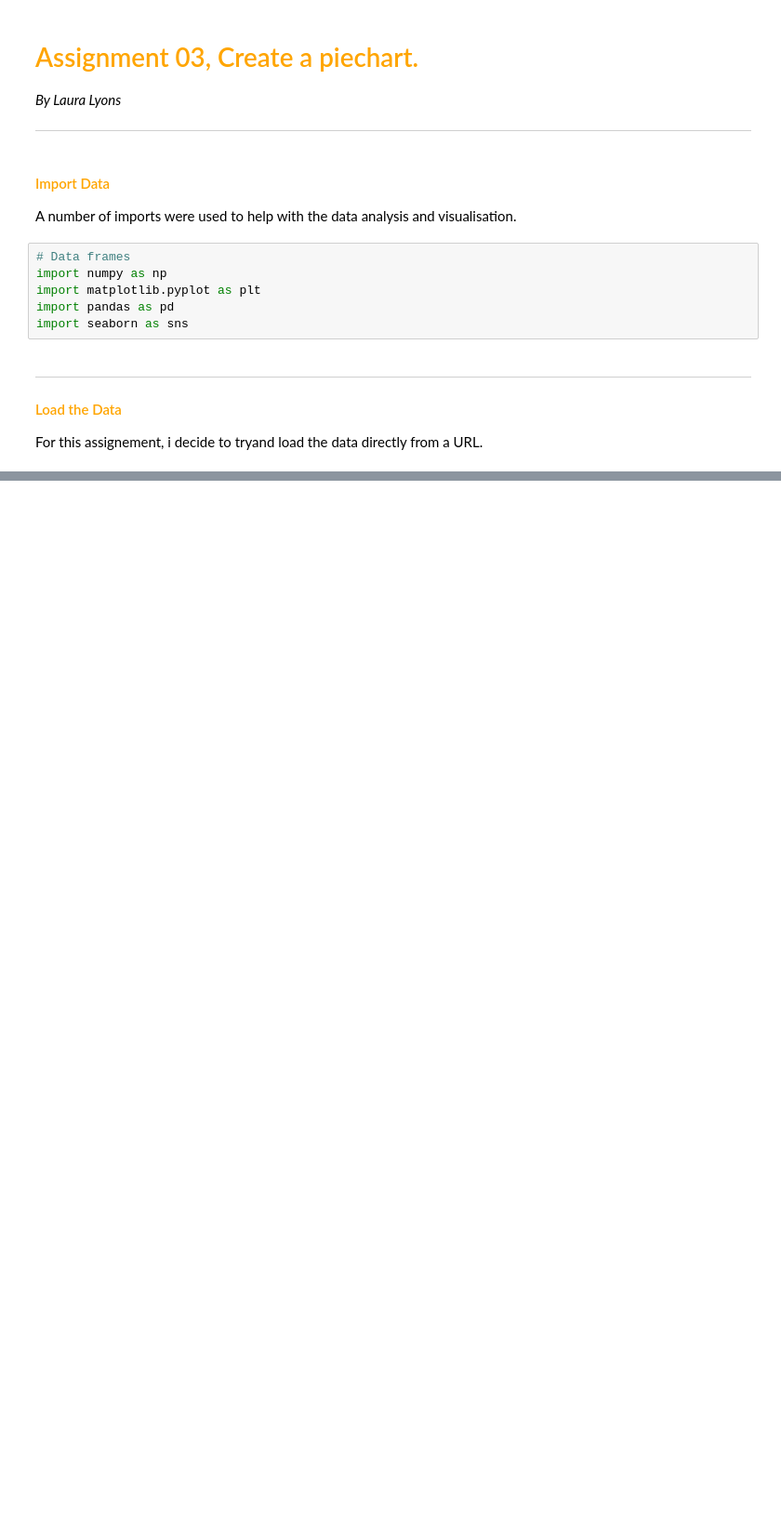
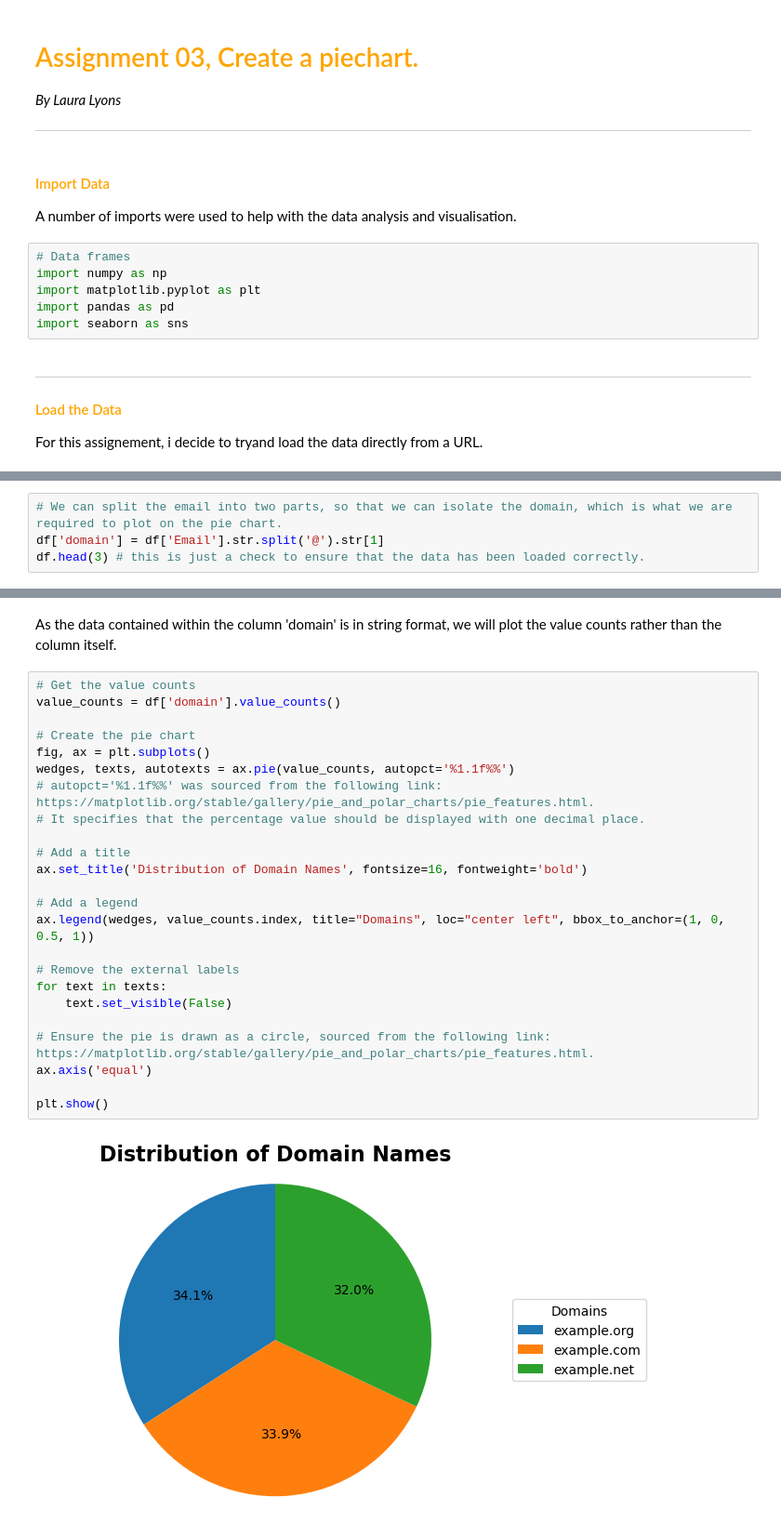
Before and after one commit to Laura6826/PFDA-assignments, a Jupyter notebook: assignment03/assignment03-pie.ipynb, the cells around one changed output, grey strips where cells are left out. Shown at 93% size. Cells and saved outputs as stored; diff of their text form; blank space fills up the shorter version.

Commit message:
Generated the pic chart

```diff
--- a/assignment03/assignment03-pie.ipynb
+++ b/assignment03/assignment03-pie.ipynb
@@ -25,3 +25,7 @@ df.head(3) # this is just a check to ensure that the data has been loaded correc
 | 0 | 1 | 8717bbf45cCDbEe | Shelia | Mahoney | Male | pwarner@example.org | 857.139.8239 | 2014-01-27 | Probation officer |
 | 1 | 2 | 3d5AD30A4cD38ed | Jo | Rivers | Female | fergusonkatherine@example.net | +1-950-759-8687 | 1931-07-26 | Dancer |
 | 2 | 3 | 810Ce0F276Badec | Sheryl | Lowery | Female | fhoward@example.org | (599)782-0605 | 2013-11-25 | Copy |
+# %%
+# We can split the email into two parts, so that we can isolate the domain, which is what we are required to plot on the pie chart.
+df['domain'] = df['Email'].str.split('@').str[1]
+df.head(3) # this is just a check to ensure that the data has been loaded correctly.
@@ -27,0 +49,28 @@ df.head(3) # this is just a check to ensure that the data has been loaded correc
+# %% [markdown]
+As the data contained within the column 'domain' is in string format, we will plot the value counts rather than the column itself.
+# %%
+# Get the value counts
+value_counts = df['domain'].value_counts()
+
+# Create the pie chart
+fig, ax = plt.subplots()
+wedges, texts, autotexts = ax.pie(value_counts, autopct='%1.1f%%')
+# autopct='%1.1f%%' was sourced from the following link: https://matplotlib.org/stable/gallery/pie_and_polar_charts/pie_features.html.
+# It specifies that the percentage value should be displayed with one decimal place.
+
+# Add a title
+ax.set_title('Distribution of Domain Names', fontsize=16, fontweight='bold')
+
+# Add a legend
+ax.legend(wedges, value_counts.index, title="Domains", loc="center left", bbox_to_anchor=(1, 0, 0.5, 1))
+
+# Remove the external labels
+for text in texts:
+    text.set_visible(False)
+
+# Ensure the pie is drawn as a circle, sourced from the following link: https://matplotlib.org/stable/gallery/pie_and_polar_charts/pie_features.html.
+ax.axis('equal')
+
+plt.show()
+# %% [output]
+[figure, added]
```
Also changed, not shown: parts of 3 cells of this notebook.
